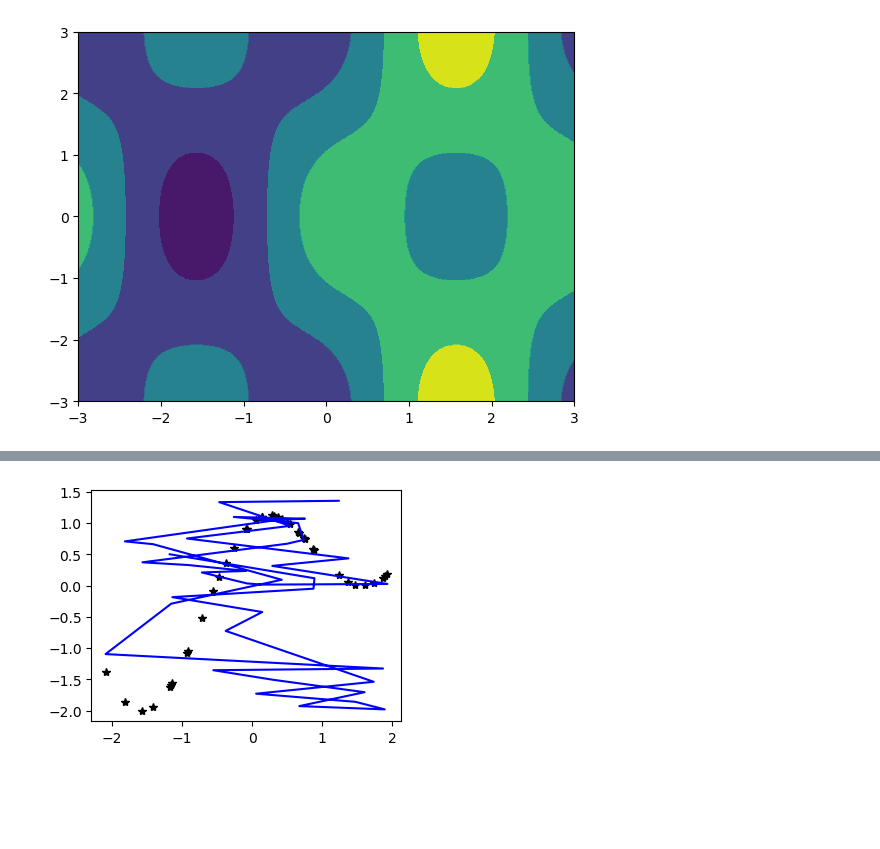
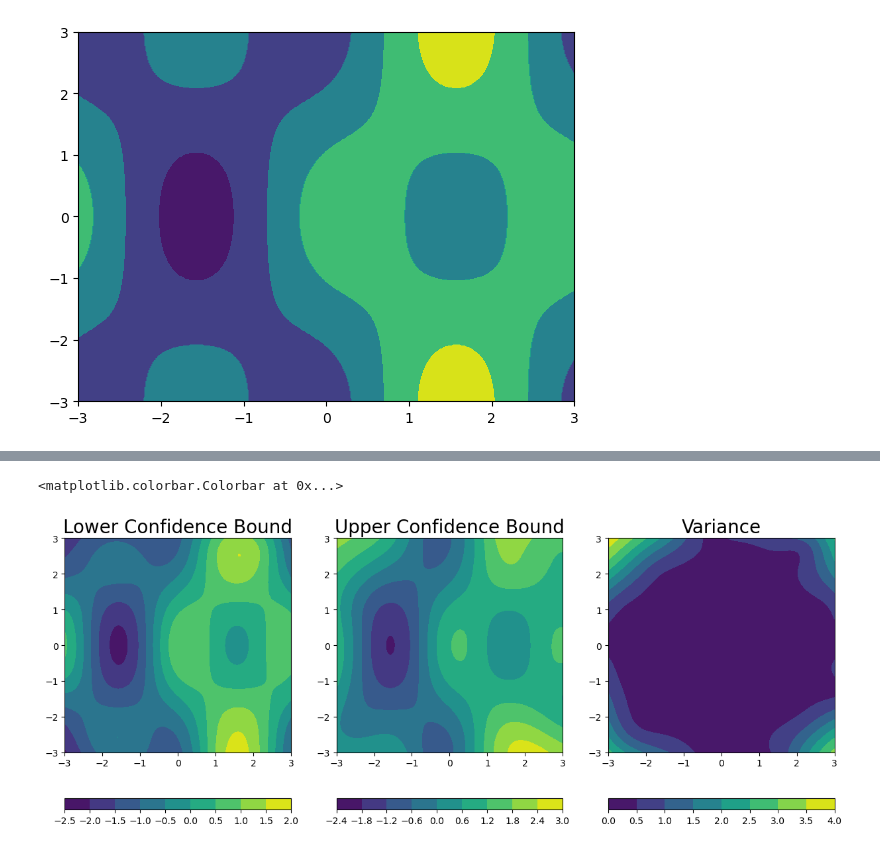
Before and after one commit to gourav-k/sprayable-hydrogels, a Jupyter notebook: Toy_problem/gpytorch_regression_toyProblem.ipynb, the cells around one changed output, grey strips where cells are left out. Saved outputs shown, nothing was run; the diff lists cells and outputs as text; code cells hidden in the pictures; blank space fills up the shorter version.

```diff
--- a/Toy_problem/gpytorch_regression_toyProblem.ipynb
+++ b/Toy_problem/gpytorch_regression_toyProblem.ipynb
@@ -162,17 +133,17 @@ plt.contourf(pred_means_mat)
-# %%
-with torch.no_grad():
-    # Initialize plot
-    f, ax = plt.subplots(1, 1, figsize=(4, 3))
-
-
-    # Plot training data as black stars
-    ax.plot(train_x_slice, train_y_slice, 'k*')
-    # ax.plot(test_x_mat[250,:],test_z_mat[250,:])
-    # # Plot predictive means as blue line
-    ax.plot(train_x_slice, mean_slice, 'b')
-    # # Shade between the lower and upper confidence bounds
-    # ax.fill_between(test_x.numpy(), lower.numpy(), upper.numpy(), alpha=0.5)
-    # ax.set_ylim([-3, 3])
-    # ax.legend(['Observed Data', 'Mean', 'Confidence'])
-# %% [output]
-[figure, removed]
+# %%
+fig, ax = plt.subplots(1,3, figsize=(15, 6))
+
+cs1 = ax[0].contourf(test_x_mat.numpy(), test_y_mat.numpy(), lower)
+ax[0].set_title('Lower Confidence Bound', fontsize=20)
+fig.colorbar(cs1,location='bottom')
+
+cs2 = ax[1].contourf(test_x_mat.numpy(), test_y_mat.numpy(), upper)
+ax[1].set_title('Upper Confidence Bound', fontsize=20)
+fig.colorbar(cs2,location='bottom')
+
+cs3 = ax[2].contourf(test_x_mat.numpy(), test_y_mat.numpy(), upper-lower)
+ax[2].set_title('Variance', fontsize=20)
+fig.colorbar(cs3,location='bottom')
+# %% [output]
+<matplotlib.colorbar.Colorbar at 0x...>
+[figure, added]
```
Also changed, not shown: parts of 6 cells of this notebook.
